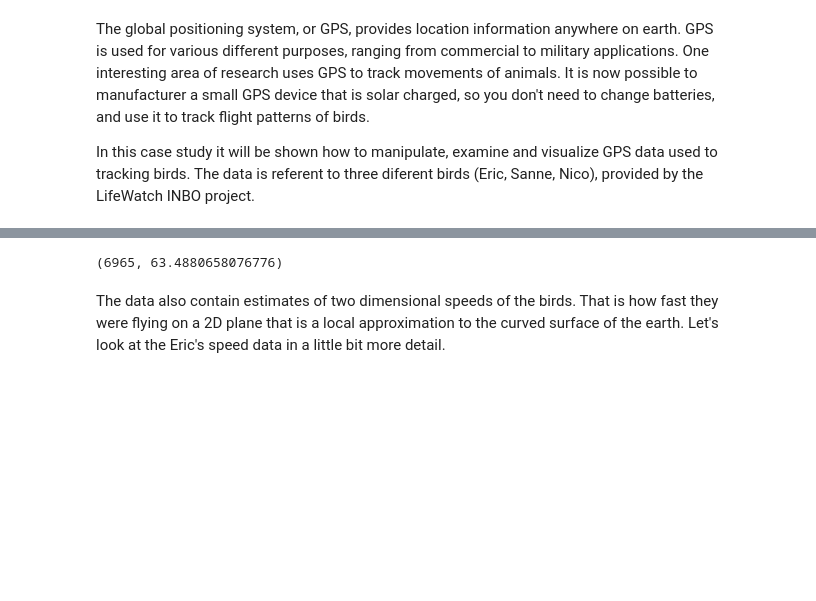
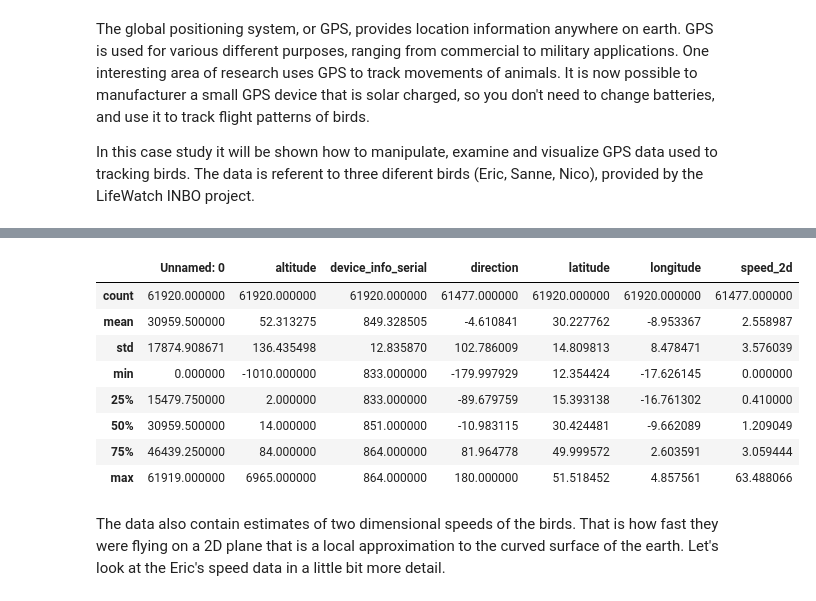
Before and after one commit to MKSK22/CS-Bird-Migration, a Jupyter notebook: Bird_Migration.ipynb, the cells around one changed output, grey strips where cells are left out. Drawn from its saved outputs; the diff is of its cells as text; code cells hidden in the pictures; blank space fills up the shorter version.

```diff
--- a/Bird_Migration.ipynb
+++ b/Bird_Migration.ipynb
@@ -24,10 +24,19 @@ birds_data.head()
 | 2 | 2 | 68 | 2013-08-15 01:17:58+00 | 851 | 160.797477 | 49.420310 | 2.120885 | 0.596657 | ... |
 | 3 | 3 | 73 | 2013-08-15 01:47:51+00 | 851 | 32.769360 | 49.420359 | 2.120859 | 0.310161 | ... |
 | 4 | 4 | 69 | 2013-08-15 02:17:42+00 | 851 | 45.191230 | 49.420331 | 2.120887 | 0.193132 | ... |
-# %%
-birds_data.altitude.max() , birds_data.speed_2d.max()
-# %% [output]
-(6965, 63.4880658076776)
+# %%
+#summary of each numerical attribute
+birds_data.describe()
+# %% [output]
+|  | Unnamed: 0 | altitude | device_info_serial | direction | latitude | longitude | speed_2d |
+| count | 61920.000000 | 61920.000000 | 61920.000000 | 61477.000000 | 61920.000000 | 61920.000000 | 61477.000000 |
+| mean | 30959.500000 | 52.313275 | 849.328505 | -4.610841 | 30.227762 | -8.953367 | 2.558987 |
+| std | 17874.908671 | 136.435498 | 12.835870 | 102.786009 | 14.809813 | 8.478471 | 3.576039 |
+| min | 0.000000 | -1010.000000 | 833.000000 | -179.997929 | 12.354424 | -17.626145 | 0.000000 |
+| 25% | 15479.750000 | 2.000000 | 833.000000 | -89.679759 | 15.393138 | -16.761302 | 0.410000 |
+| 50% | 30959.500000 | 14.000000 | 851.000000 | -10.983115 | 30.424481 | -9.662089 | 1.209049 |
+| 75% | 46439.250000 | 84.000000 | 864.000000 | 81.964778 | 49.999572 | 2.603591 | 3.059444 |
+| max | 61919.000000 | 6965.000000 | 864.000000 | 180.000000 | 51.518452 | 4.857561 | 63.488066 |
 # %% [markdown]
 The data also contain estimates of two dimensional speeds of the birds. That is how fast they were flying on a 2D plane that is a local approximation to the curved surface of the earth. Let's look at the Eric's speed data in a little bit more detail.
 # %%
```
Also changed, not shown: parts of 4 cells of this notebook.
